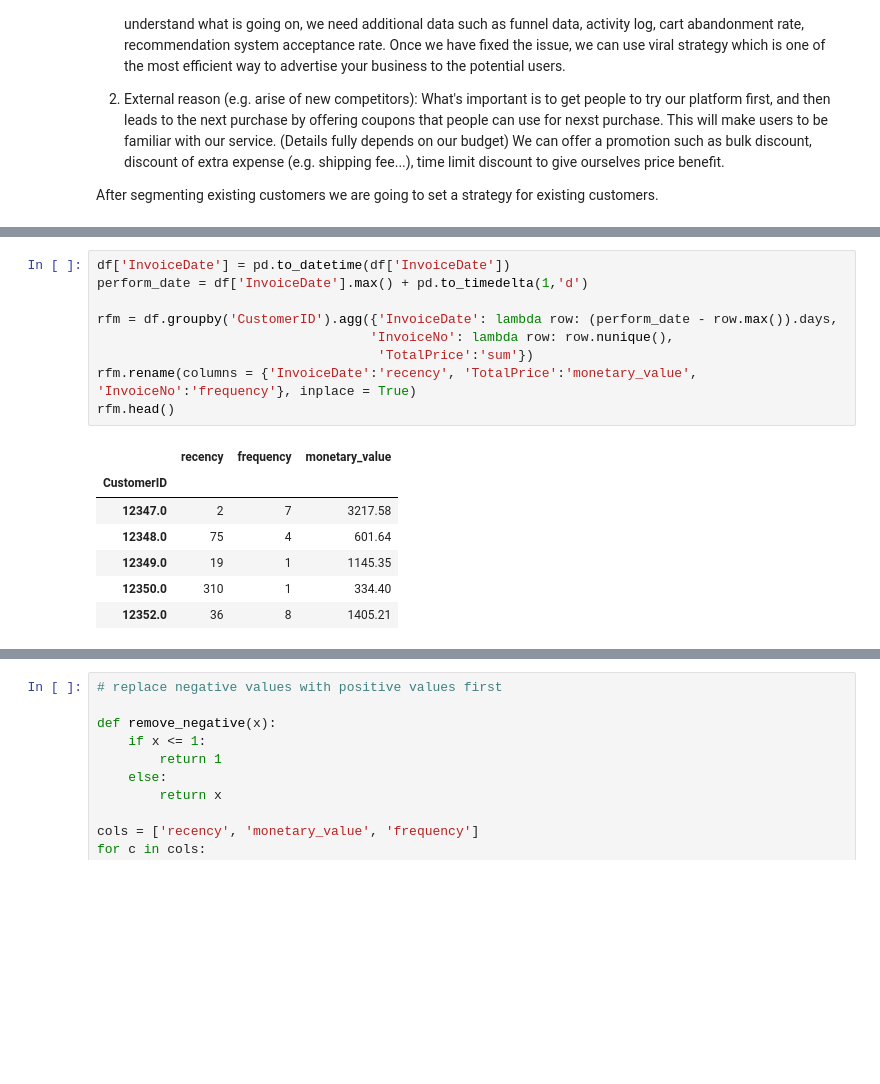
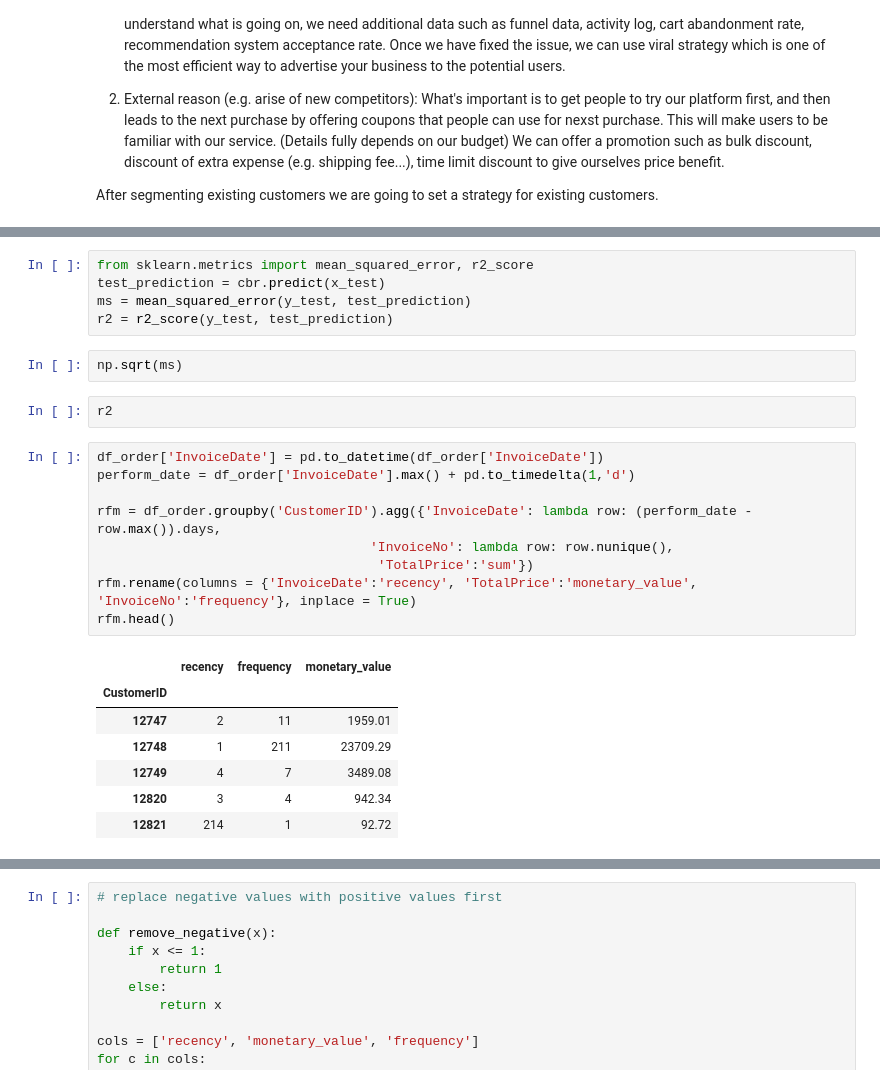
Before and after one commit to miji-lee-kr/CLV_Prediction_With_Cohort_Analysis, a Jupyter notebook: RFM_Cohort_UK_Retailer/RFM_Cohort_Analysis.ipynb, the cells around one changed output, grey strips where cells are left out. Cells and saved outputs as stored; diff of their text form; blank space fills up the shorter version.

Commit message:
Working on Customer Lifetime Value

```diff
--- a/RFM_Cohort_UK_Retailer/RFM_Cohort_Analysis.ipynb
+++ b/RFM_Cohort_UK_Retailer/RFM_Cohort_Analysis.ipynb
@@ -484,18 +940,27 @@ Greater numbers in frequency and monetary value demonstrate that the customer is
+# %%
+from sklearn.metrics import mean_squared_error, r2_score
+test_prediction = cbr.predict(x_test)
+ms = mean_squared_error(y_test, test_prediction)
+r2 = r2_score(y_test, test_prediction)
+# %%
+np.sqrt(ms)
+# %%
+r2
 # %%
-df['InvoiceDate'] = pd.to_datetime(df['InvoiceDate'])
-perform_date = df['InvoiceDate'].max() + pd.to_timedelta(1,'d')
+df_order['InvoiceDate'] = pd.to_datetime(df_order['InvoiceDate'])
+perform_date = df_order['InvoiceDate'].max() + pd.to_timedelta(1,'d')
 
-rfm = df.groupby('CustomerID').agg({'InvoiceDate': lambda row: (perform_date - row.max()).days,
+rfm = df_order.groupby('CustomerID').agg({'InvoiceDate': lambda row: (perform_date - row.max()).days,
                                    'InvoiceNo': lambda row: row.nunique(),
                                     'TotalPrice':'sum'})
 rfm.rename(columns = {'InvoiceDate':'recency', 'TotalPrice':'monetary_value', 'InvoiceNo':'frequency'}, inplace = True)
 rfm.head()
 # %% [output]
 |  | recency | frequency | monetary_value |
 | CustomerID |  |  |  |
-| 12347.0 | 2 | 7 | 3217.58 |
-| 12348.0 | 75 | 4 | 601.64 |
-| 12349.0 | 19 | 1 | 1145.35 |
-| 12350.0 | 310 | 1 | 334.40 |
-| 12352.0 | 36 | 8 | 1405.21 |
+| 12747 | 2 | 11 | 1959.01 |
+| 12748 | 1 | 211 | 23709.29 |
+| 12749 | 4 | 7 | 3489.08 |
+| 12820 | 3 | 4 | 942.34 |
+| 12821 | 214 | 1 | 92.72 |
 # %% [markdown]
```
Also changed, not shown: parts of 24 cells of this notebook.
